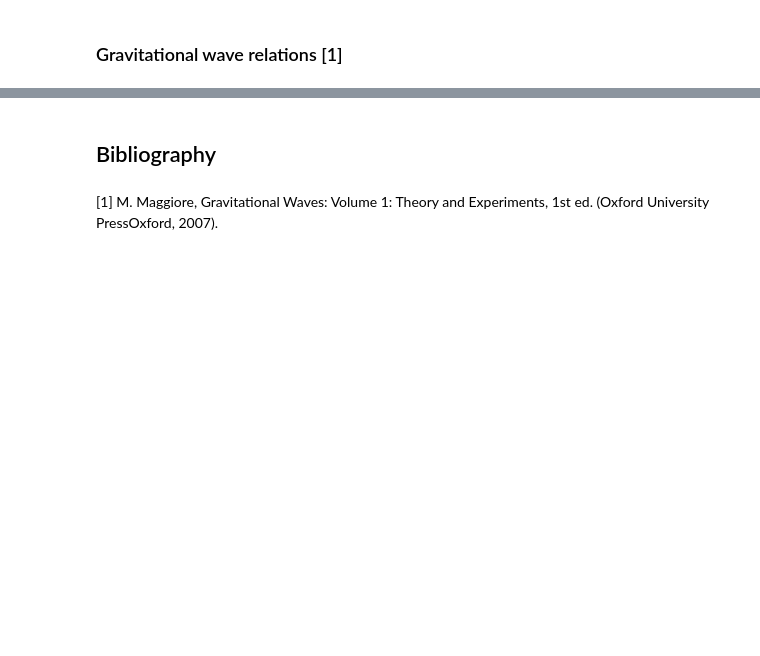
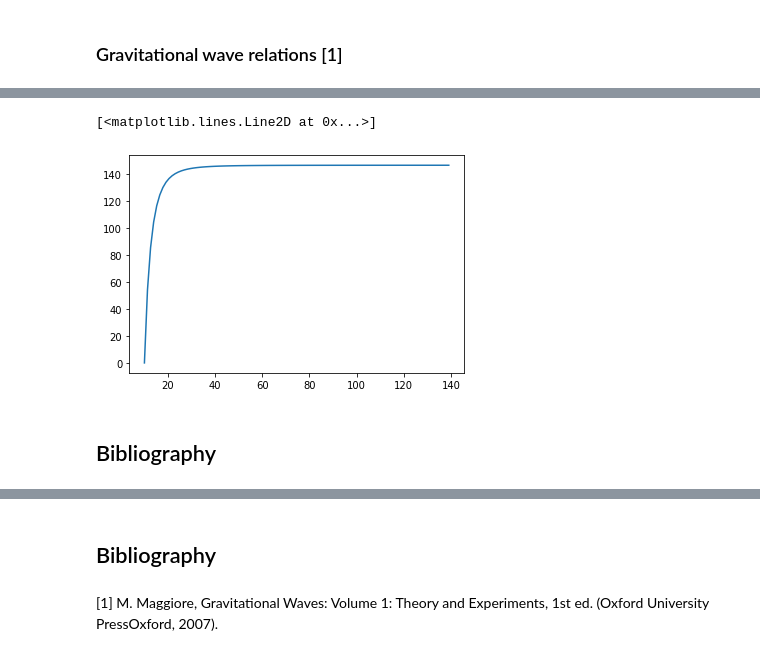
Before and after one commit to notriemann/GW, a Jupyter notebook: N_cycles + DM relations.ipynb, the cells around one changed output, grey strips where cells are left out. Drawn from its saved outputs; the diff is of its cells as text; code cells hidden in the pictures; blank space fills up the shorter version.

```diff
--- a/N_cycles + DM relations.ipynb
+++ b/N_cycles + DM relations.ipynb
@@ -30,0 +377,7 @@ Let $m_1$ and $m_2$ note the masses of the binary system that is inspiraling in
+# %%
+plt.plot(gw_freq , N_freq_nodm - N_freq_dm )
+# %% [output]
+[<matplotlib.lines.Line2D at 0x...>]
+[figure, added]
+# %% [markdown]
+## Bibliography
```
Also changed, not shown: parts of 78 cells of this notebook.
